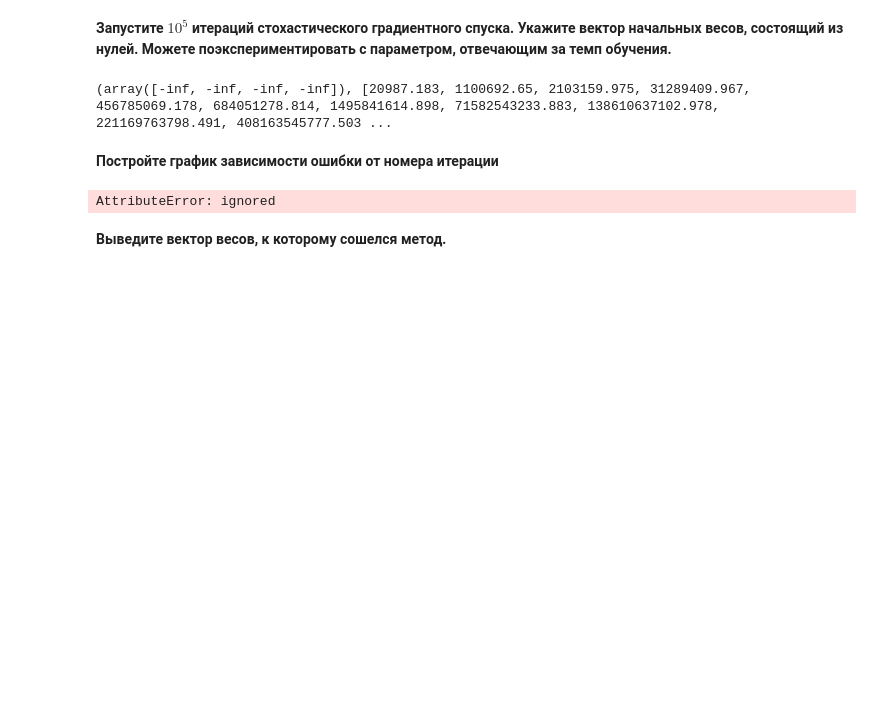
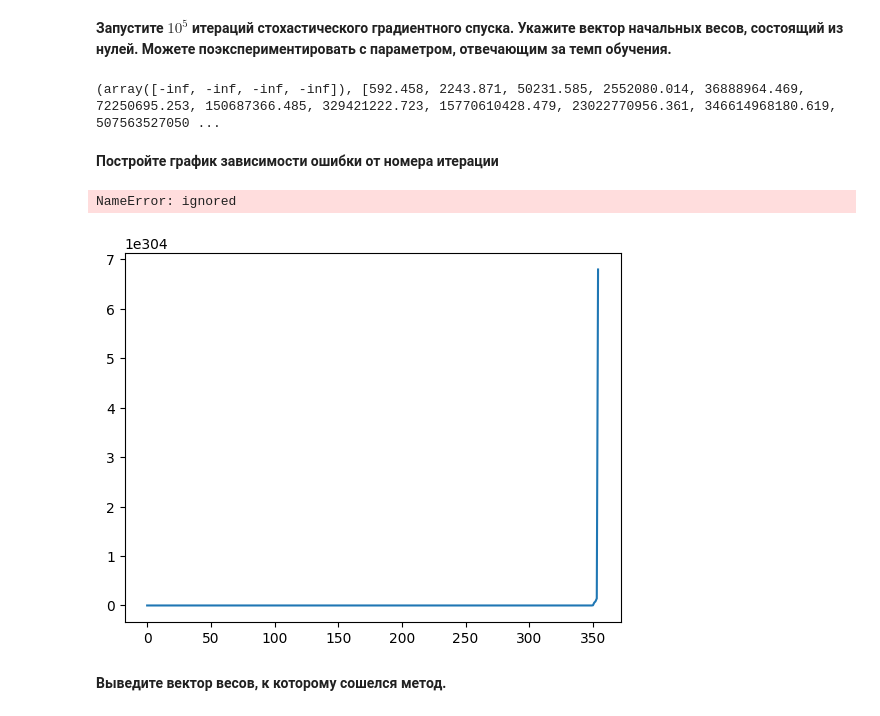
Before and after one commit to TimkaThymineTimiryazevskaya/sf_data_science, a Jupyter notebook: Практика_Оптимизация.ipynb, the cells around one changed output. Cells and saved outputs as stored; diff of their text form; code cells hidden in the pictures; blank space fills up the shorter version.

```diff
--- a/Практика_Оптимизация.ipynb
+++ b/Практика_Оптимизация.ipynb
@@ -266,19 +266,20 @@ def stochastic_gradient_descent(X, y, w=[0,0,0,0], eta=0.01, max_iter=1000, min_
 # %%
 y = y.T
 
-
-print(stochastic_gradient_descent(X, y, w= [0,0,0,0], eta=0.01, max_iter=100000, min_weight_dist=0.000001))
+w, errors = stochastic_gradient_descent(X, y, w= [0,0,0,0], eta=0.01, max_iter=100000, min_weight_dist=0.001)
+print(stochastic_gradient_descent(X, y, w= [0,0,0,0], eta=0.01, max_iter=100000, min_weight_dist=0.001))
 # %% [output]
-(array([-inf, -inf, -inf, -inf]), [20987.183, 1100692.65, 2103159.975, 31289409.967, 456785069.178, 684051278.814, 1495841614.898, 71582543233.883, 138610637102.978, 221169763798.491, 408163545777.503 ...
+(array([-inf, -inf, -inf, -inf]), [592.458, 2243.871, 50231.585, 2552080.014, 36888964.469, 72250695.253, 150687366.485, 329421222.723, 15770610428.479, 23022770956.361, 346614968180.619, 507563527050 ...
 # %% [markdown]
 **Постройте график зависимости ошибки от номера итерации**
 # %%
-import matplotlib as plt
-plt.plot(range(len(stoch_errors_by_iter)), stoch_errors_by_iter)
+import matplotlib.pyplot as plt
+plt.plot(range(0, len(errors)), errors)
 xlabel('Iteration number')
 ylabel('MSE')
 # %% [output]
-AttributeError: ignored
+NameError: ignored
+[figure, added]
 # %% [markdown]
 **Выведите вектор весов, к которому сошелся метод.**
 # %%
```
